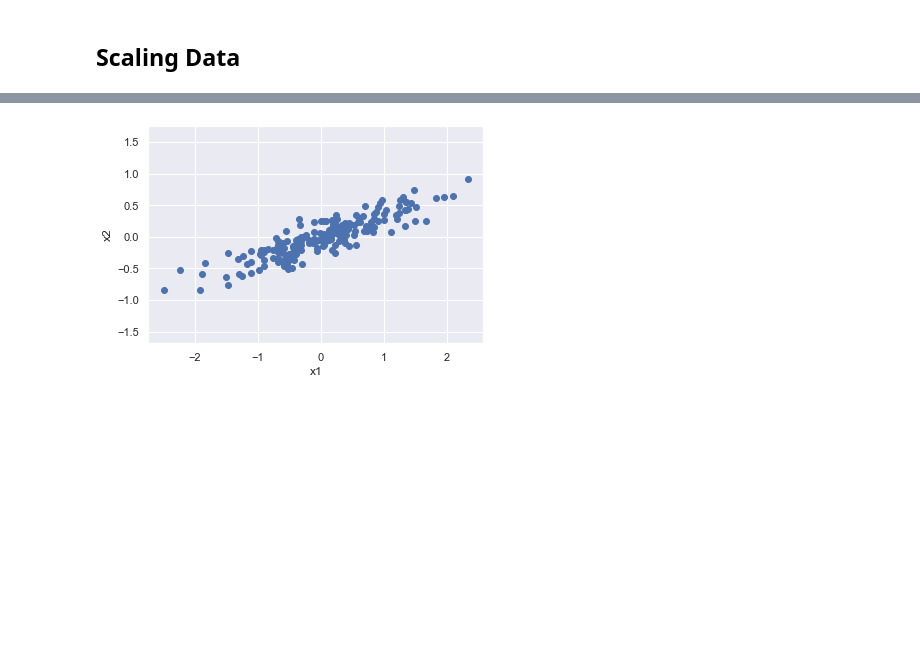
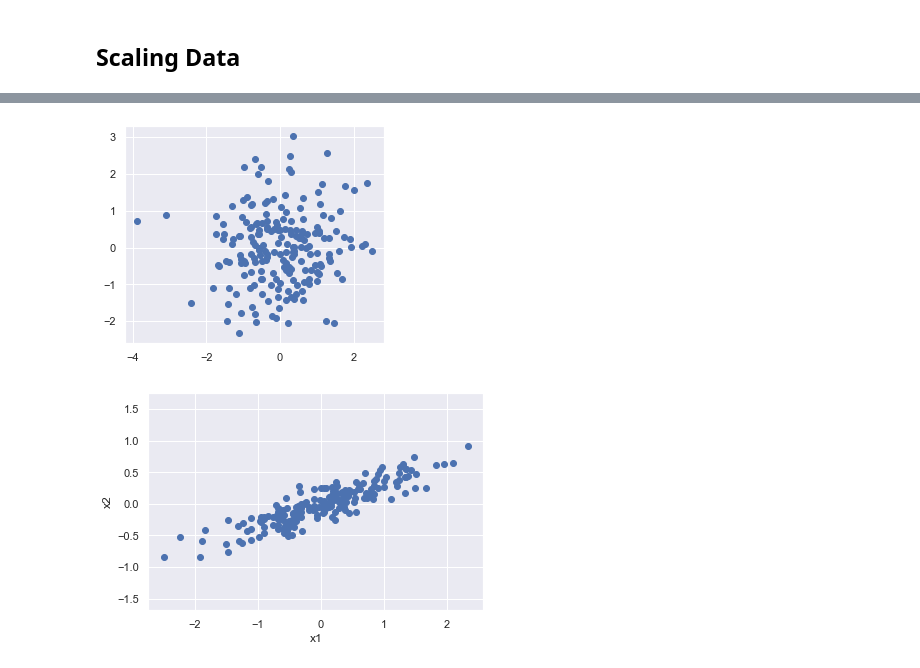
Before and after one commit to mikev6/UMBC_Data601, a Jupyter notebook: week-10/PCA/Principal-Component-Analysis.ipynb, the cells around one changed output, grey strips where cells are left out. Saved outputs shown, nothing was run; the diff lists cells and outputs as text; code cells hidden in the pictures; blank space fills up the shorter version.

```diff
--- a/week-10/PCA/Principal-Component-Analysis.ipynb
+++ b/week-10/PCA/Principal-Component-Analysis.ipynb
@@ -62,3 +67,16 @@ import seaborn as sns; sns.set()
+# %%
+# %load -r  39-47 supplement.py
+from sklearn.preprocessing import StandardScaler
+
+ss = StandardScaler()
+
+X = ss.fit_transform(X)
+
+plt.scatter(X[:,0], X[:,1])
+plt.axis('scaled')
+plt.show()
+# %% [output]
+[figure, added]
 # %%
 rng = np.random.RandomState(1)
 X = np.dot(rng.rand(2, 2), rng.randn(2, 200)).T
```
Also changed, not shown: parts of 19 cells of this notebook, 1 other file.
